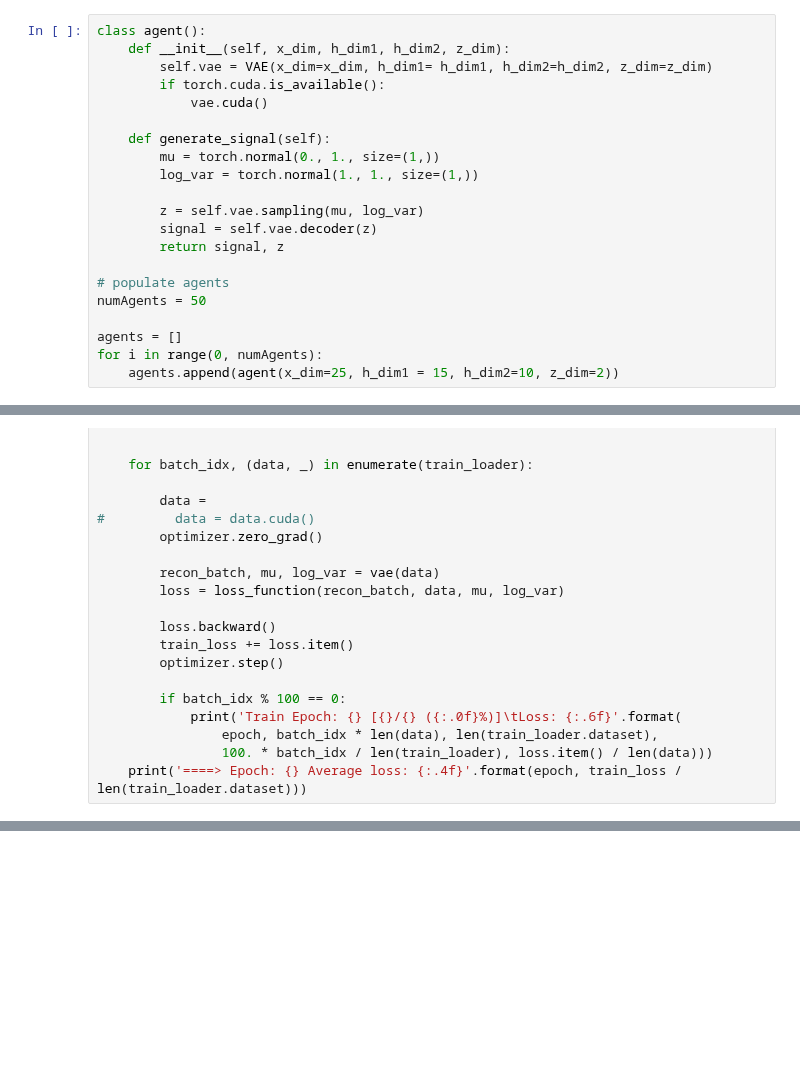
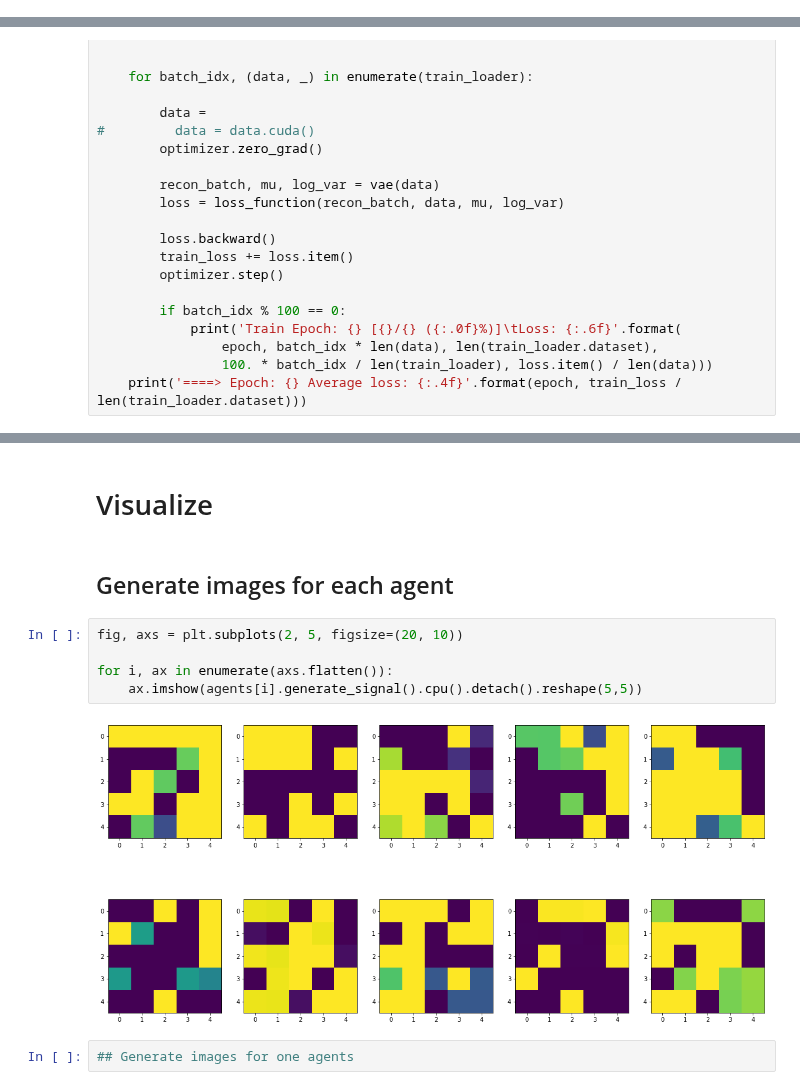
Before and after one commit to heysoos/pytorch-mnist-VAE, a Jupyter notebook: pytorch-mnist-VAE_agents.ipynb, the cells around one changed output, grey strips where cells are left out. Saved outputs shown, nothing was run; the diff lists cells and outputs as text; blank space fills up the shorter version.

```diff
--- a/pytorch-mnist-VAE_agents.ipynb
+++ b/pytorch-mnist-VAE_agents.ipynb
@@ -108,21 +90,0 @@ VAE(
-# %%
-class agent():
-    def __init__(self, x_dim, h_dim1, h_dim2, z_dim):
-        self.vae = VAE(x_dim=x_dim, h_dim1= h_dim1, h_dim2=h_dim2, z_dim=z_dim)
-        if torch.cuda.is_available():
-            vae.cuda()
-
-    def generate_signal(self):
-        mu = torch.normal(0., 1., size=(1,))
-        log_var = torch.normal(1., 1., size=(1,))
-
-        z = self.vae.sampling(mu, log_var)
-        signal = self.vae.decoder(z)
-        return signal, z
-
-# populate agents
-numAgents = 50
-
-agents = []
-for i in range(0, numAgents):
-    agents.append(agent(x_dim=25, h_dim1 = 15, h_dim2=10, z_dim=2))
@@ -242,0 +257,13 @@ with torch.no_grad():
+# %% [markdown]
+# Visualize
+# %% [markdown]
+## Generate images for each agent
+# %%
+fig, axs = plt.subplots(2, 5, figsize=(20, 10))
+
+for i, ax in enumerate(axs.flatten()):
+    ax.imshow(agents[i].generate_signal().cpu().detach().reshape(5,5))
+# %% [output]
+[figure, added]
+# %%
+## Generate images for one agents
```
Also changed, not shown: parts of 24 cells of this notebook.
